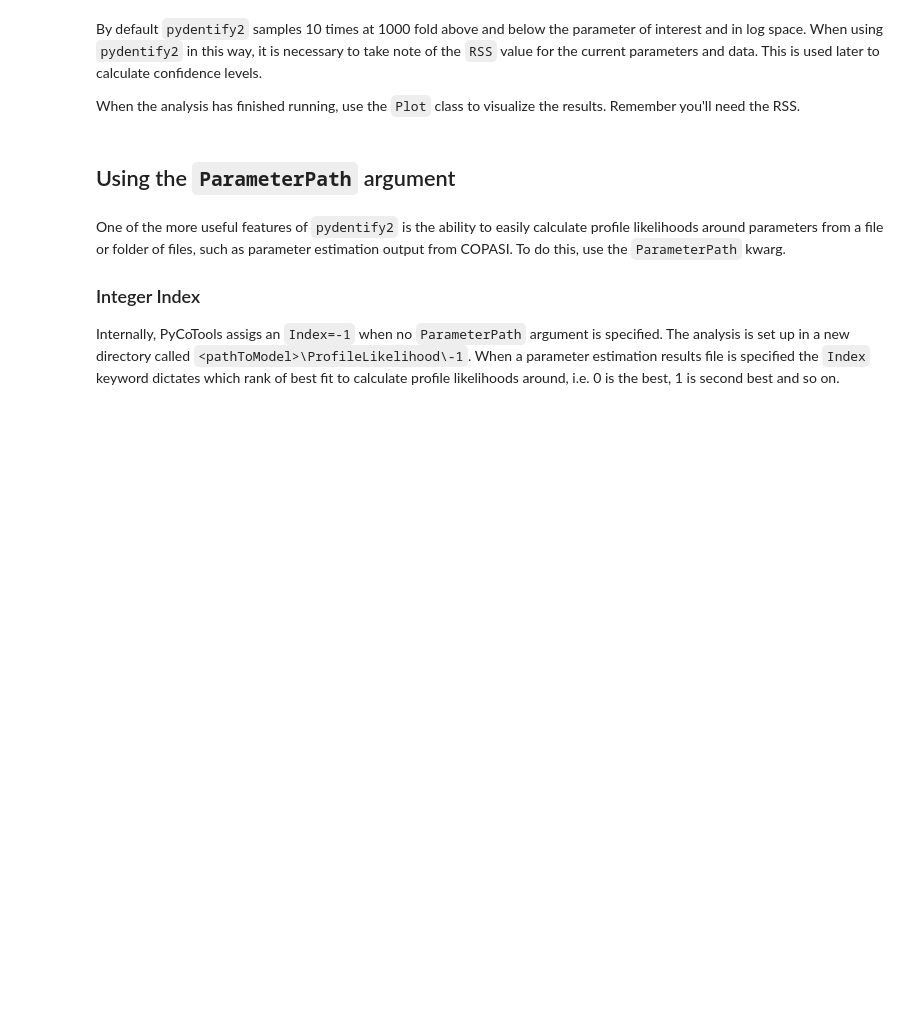
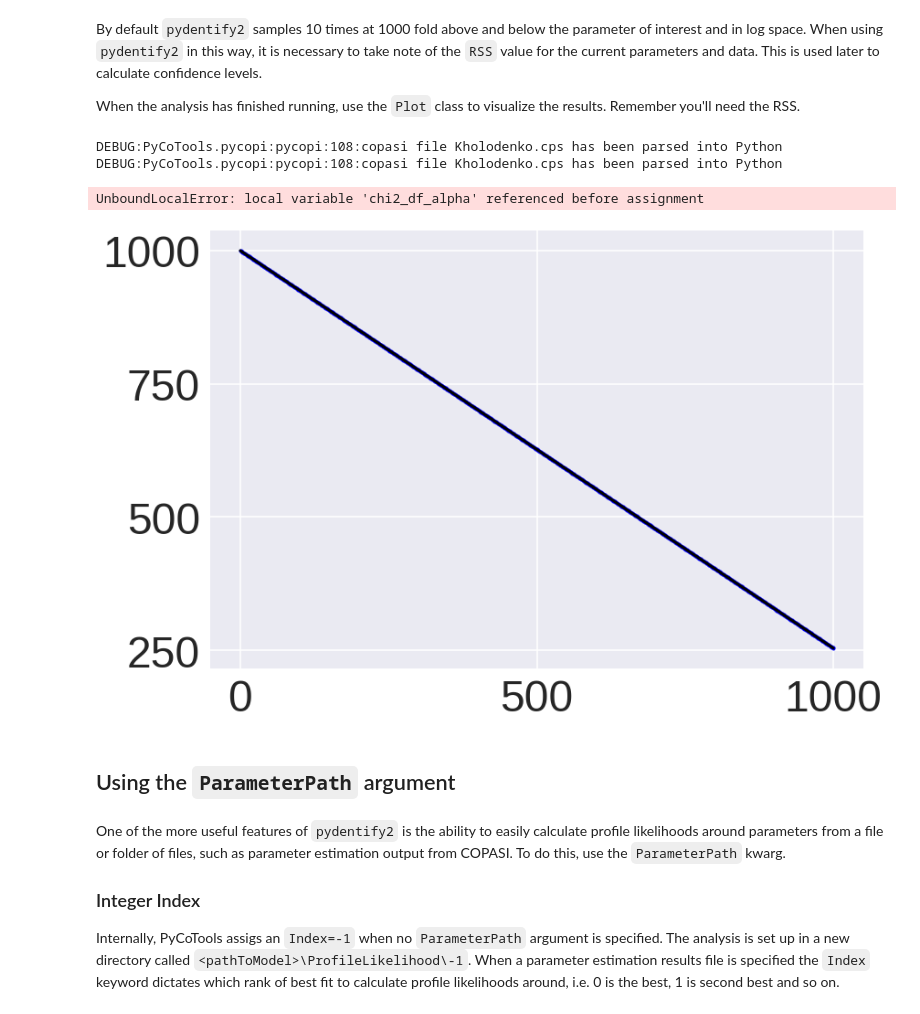
Before and after one commit to CiaranWelsh/pycotools3, a Jupyter notebook: PyCoTools/PyCoToolsTutorial/Profile Likelihoods.ipynb, the cells around one changed output. Drawn from its saved outputs; the diff is of its cells as text; code cells hidden in the pictures; blank space fills up the shorter version.

```diff
--- a/PyCoTools/PyCoToolsTutorial/Profile Likelihoods.ipynb
+++ b/PyCoTools/PyCoToolsTutorial/Profile Likelihoods.ipynb
@@ -45,7 +68,12 @@ By default `pydentify2` samples 10 times at 1000 fold above and below the parame
 When the analysis has finished running, use the `Plot` class to visualize the results. Remember you'll need the RSS.
 # %%
 RSS_value=300 ## need to specify this value yourself. (300 is just a made up for illustration)
-PyCoTools.pydentify2.Plot(K.kholodenko_model,RSS=RSS_value,SaveFig='true')
+PyCoTools.pydentify2.Plot(kholodenko_model,RSS=RSS_value,SaveFig='true')
+# %% [output]
+DEBUG:PyCoTools.pycopi:pycopi:108:copasi file Kholodenko.cps has been parsed into Python
+DEBUG:PyCoTools.pycopi:pycopi:108:copasi file Kholodenko.cps has been parsed into Python
+UnboundLocalError: local variable 'chi2_df_alpha' referenced before assignment
+[figure, added]
 # %% [markdown]
 ## Using the `ParameterPath` argument
 # %% [markdown]
```
Also changed, not shown: parts of 2 cells of this notebook, 33 other files.
